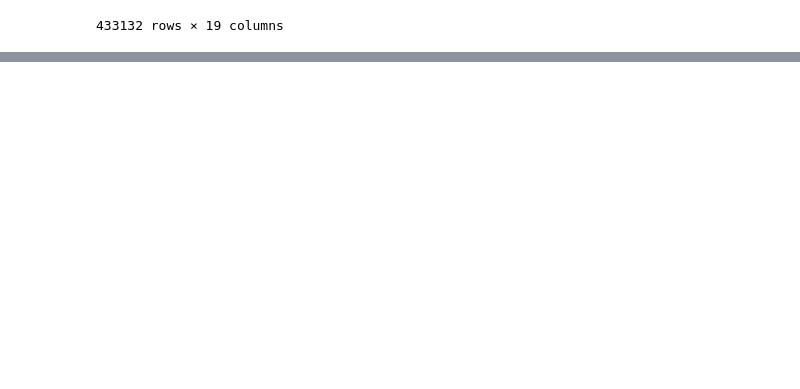
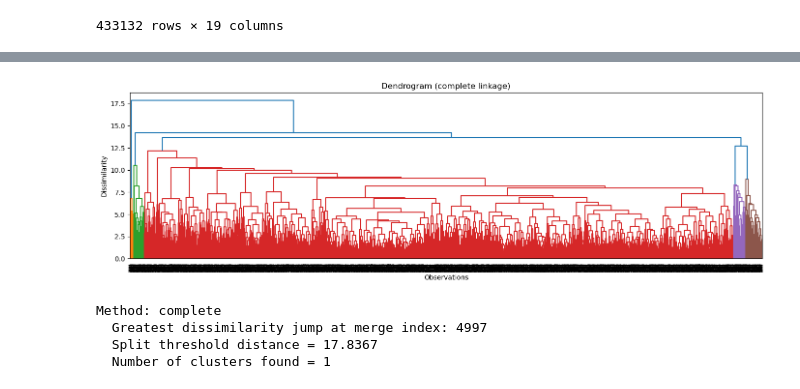
Before and after one commit to Simon-Simonsen/ML-project, a Jupyter notebook: Data Analysis/ClusterClassifying.ipynb, the cells around one changed output, grey strips where cells are left out. Saved outputs shown, nothing was run; the diff lists cells and outputs as text; code cells hidden in the pictures; blank space fills up the shorter version.

```diff
--- a/Data Analysis/ClusterClassifying.ipynb
+++ b/Data Analysis/ClusterClassifying.ipynb
@@ -184,0 +203,10 @@ plt.show()
+# %%
+sil_scores = {}
+sample_size = 10000
+for n_clusters in range(2,30):
+    kmeans = KMeans(n_clusters=n_clusters, random_state=42)
+    kmeans.fit(X_train_scaled)
+    labels = kmeans.labels_
+    sil = silhouette_score(X_train_scaled, labels, sample_size=sample_size, random_state=42)
+    sil_scores[n_clusters] = sil
+    #avg_sil = np.mean(sil_scores)
@@ -184,0 +239,69 @@ plt.show()
+# %%
+from scipy.cluster.hierarchy import linkage, dendrogram, fcluster
+
+sample_size = 5000
+idx = np.random.choice(len(X_train_scaled), size=sample_size, replace=False)
+
+# Sampled points
+X_sample = X_train_scaled[idx]
+X = X_sample  # numpy array
+
+methods = ["complete"]
+linkages = {}
+splits = {}
+cluster_labels = {}   # <- store labels for each method
+
+plt.figure(figsize=(14, 12))
+
+for i, method in enumerate(methods, 1):
+
+    # --- Compute linkage ---
+    Z = linkage(X, method=method)
+    linkages[method] = Z
+
+    # ---- Find greatest dissimilarity jump ----
+    distances = Z[:, 2]
+    jumps = np.diff(distances)
+    max_jump_idx = np.argmax(jumps)
+
+    # threshold where the big jump happens
+    split_distance = distances[max_jump_idx + 1]
+    splits[method] = (max_jump_idx, split_distance)
+
+    # ---- Compute cluster labels using fcluster ----
+    labels = fcluster(Z, t=split_distance, criterion='distance')
+    cluster_labels[method] = labels
+
+    # ---- Plot dendrogram ----
+    plt.subplot(3, 1, i)
+    dendrogram(Z)
+    plt.title(f"Dendrogram ({method} linkage)")
+    plt.xlabel("Observations")
+    plt.ylabel("Dissimilarity")
+
+plt.tight_layout()
+plt.show()
+
+# Print split information
+for method in methods:
+    idx_jump, dist = splits[method]
+    print(f"Method: {method}")
+    print(f"  Greatest dissimilarity jump at merge index: {idx_jump}")
+    print(f"  Split threshold distance = {dist:.4f}")
+    print(f"  Number of clusters found = {len(set(cluster_labels[method]))}")
+    print()
+
+# ----------------------------------------------------------
+# Add labels back into your dataframe
+# ----------------------------------------------------------
+
+df_clusters = X_train.iloc[idx].copy()     # only sampled points
+df_clusters["label"] = cluster_labels["complete"]   # pick the method you want
+
+df_clusters.head()
+# %% [output]
+[figure, added]
+Method: complete
+  Greatest dissimilarity jump at merge index: 4997
+  Split threshold distance = 17.8367
+  Number of clusters found = 1
```
Also changed, not shown: parts of 22 cells of this notebook, 5 other files.
